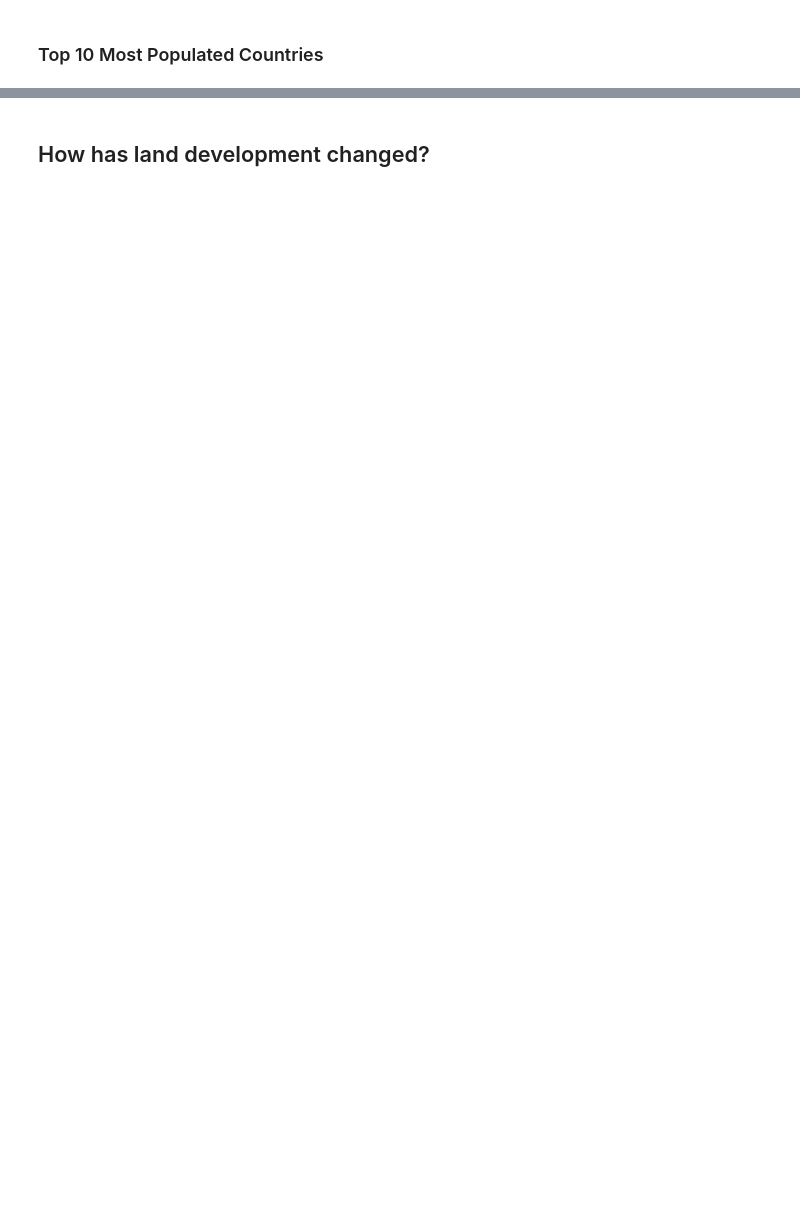
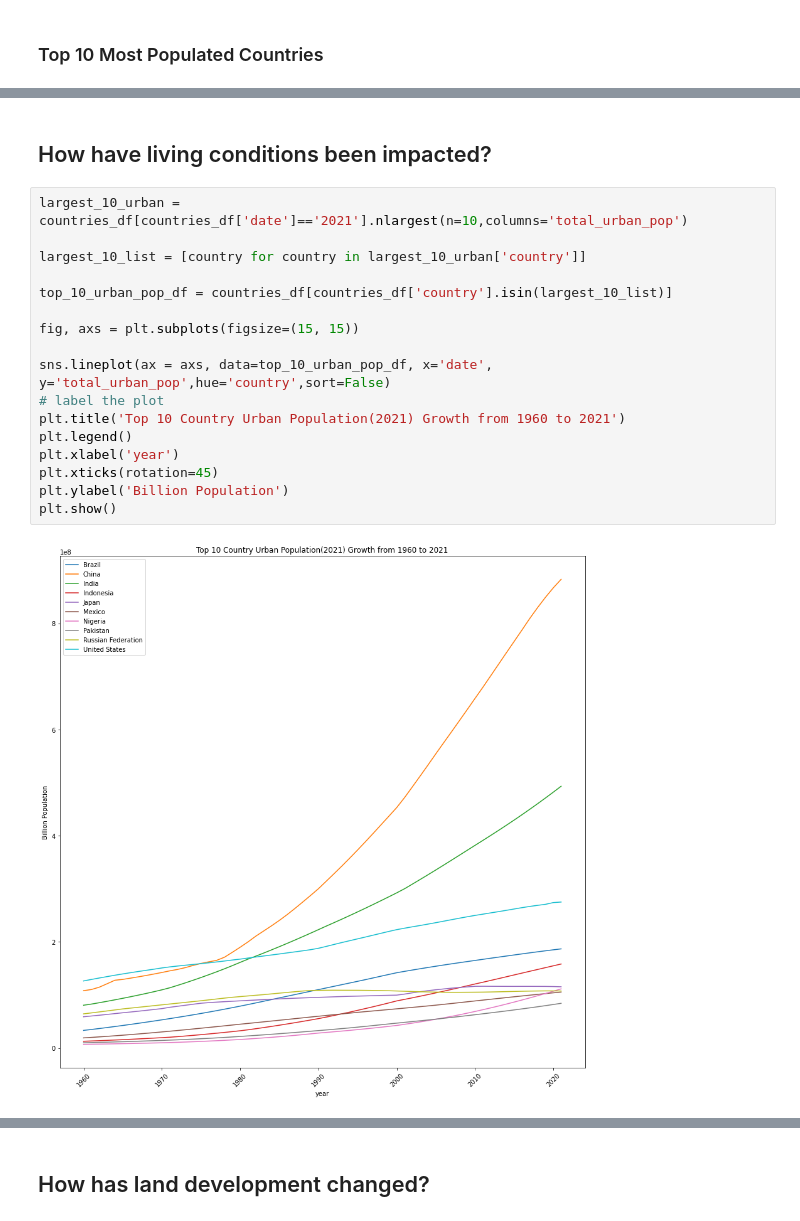
Before and after one commit to chabazite/Agriculture_Analysis_App, a Jupyter notebook: notebooks/3.0_ASI_Exploratory_Data_Analysis.ipynb, the cells around one changed output, grey strips where cells are left out. Cells and saved outputs as stored; diff of their text form; blank space fills up the shorter version.

```diff
--- a/notebooks/3.0_ASI_Exploratory_Data_Analysis.ipynb
+++ b/notebooks/3.0_ASI_Exploratory_Data_Analysis.ipynb
@@ -40,0 +43,21 @@ plt.show()
+# %% [markdown]
+## How have living conditions been impacted?
+# %%
+largest_10_urban = countries_df[countries_df['date']=='2021'].nlargest(n=10,columns='total_urban_pop')
+
+largest_10_list = [country for country in largest_10_urban['country']]
+
+top_10_urban_pop_df = countries_df[countries_df['country'].isin(largest_10_list)]
+
+fig, axs = plt.subplots(figsize=(15, 15))
+
+sns.lineplot(ax = axs, data=top_10_urban_pop_df, x='date', y='total_urban_pop',hue='country',sort=False)
+# label the plot
+plt.title('Top 10 Country Urban Population(2021) Growth from 1960 to 2021')
+plt.legend()
+plt.xlabel('year')
+plt.xticks(rotation=45)
+plt.ylabel('Billion Population')
+plt.show()
+# %% [output]
+[figure, added]
```
Also changed, not shown: parts of 10 cells of this notebook, 1 other file.
